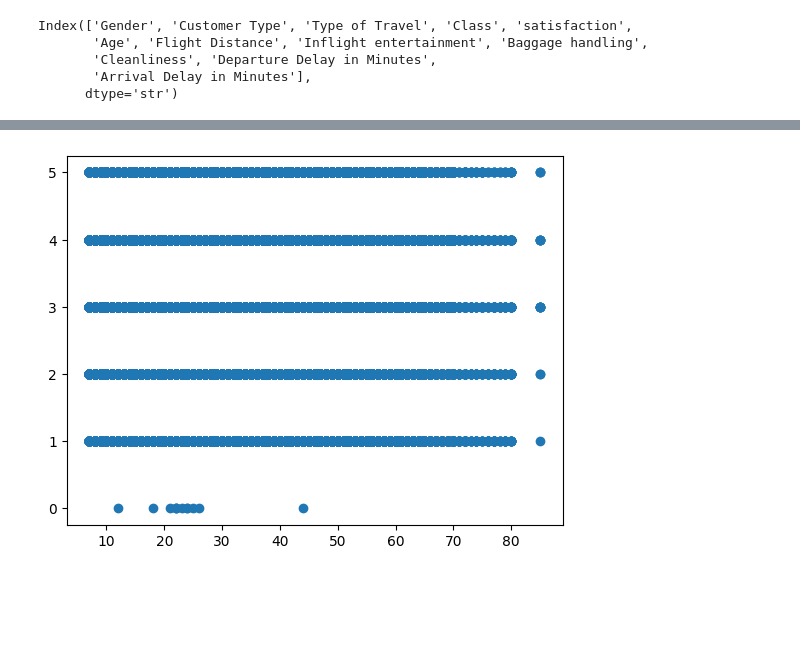
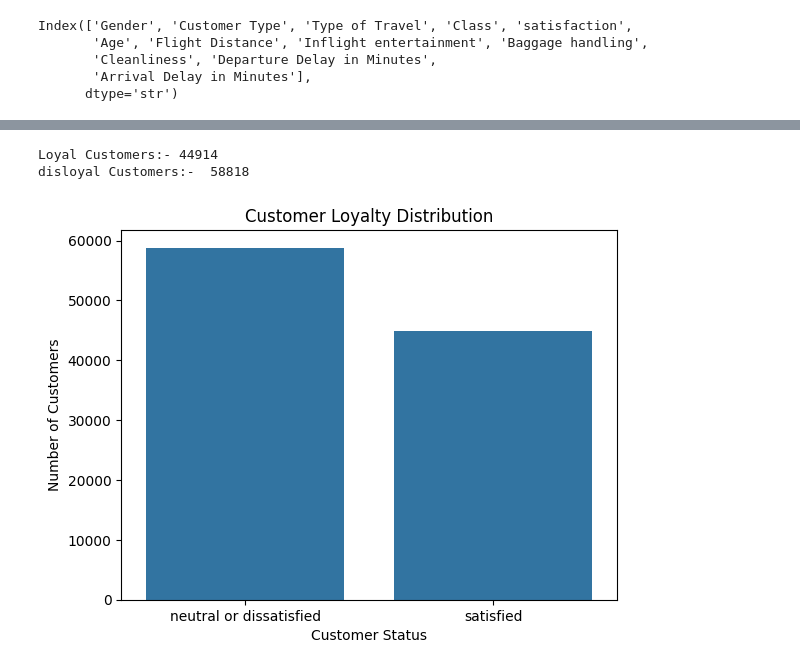
Before and after one commit to garimaagarwal2702/SITP-12-Th-may-, a Jupyter notebook: python/projects/Project3.ipynb, the cells around one changed output, grey strips where cells are left out. Cells and saved outputs as stored; diff of their text form; code cells hidden in the pictures; blank space fills up the shorter version.

```diff
--- a/python/projects/Project3.ipynb
+++ b/python/projects/Project3.ipynb
@@ -313,5 +267,16 @@ plt.show()
-# %%
-plt.scatter(df['Age'],df['Cleanliness'])
-plt.show()
-# %% [output]
-[figure, removed]
+# %%
+loyal = df[df["satisfaction"]=="satisfied"]
+disloyal = df[df["satisfaction"]=="neutral or dissatisfied"]
+print("Loyal Customers:-",len(loyal))
+print("disloyal Customers:- ", len(disloyal))
+# %% [output]
+Loyal Customers:- 44914
+disloyal Customers:-  58818
+# %%
+sns.countplot(x = "satisfaction",data = df)
+plt.title("Customer Loyalty Distribution")
+plt.xlabel("Customer Status")
+plt.ylabel("Number of Customers")
+plt.show()
+# %% [output]
+[figure, added]
```
Also changed, not shown: parts of 11 cells of this notebook, 3 other files.
